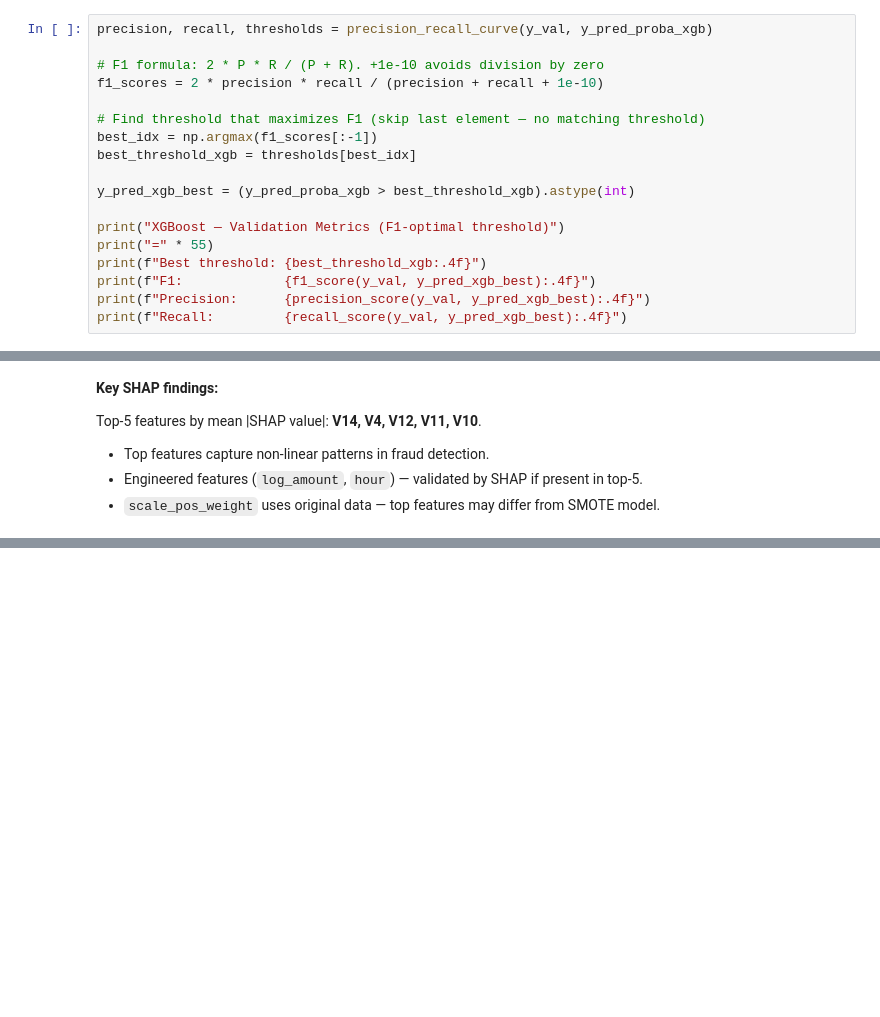
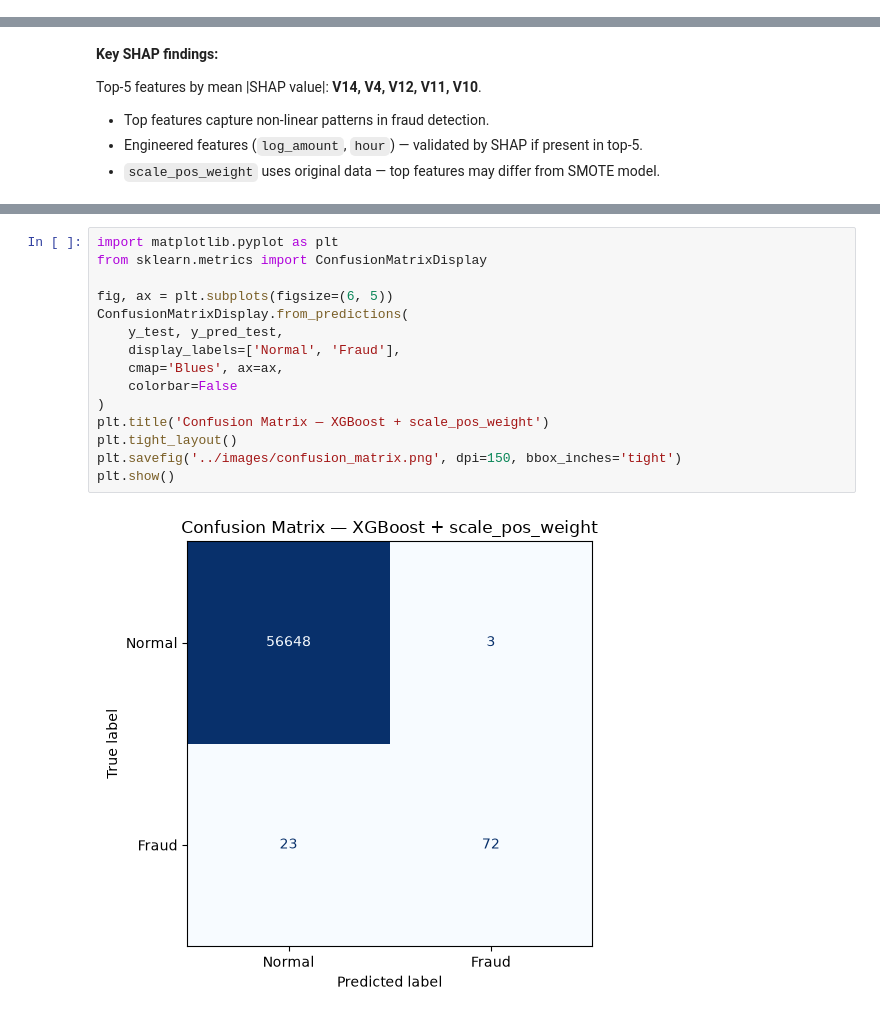
Before and after one commit to nbeka6666-sudo/credit-card-fraud, a Jupyter notebook: notebooks/01_eda.ipynb, the cells around one changed output, grey strips where cells are left out. Saved outputs shown, nothing was run; the diff lists cells and outputs as text; blank space fills up the shorter version.

Commit message:
Add confusion matrix, ROC, PR, feature importance plots to README

```diff
--- a/notebooks/01_eda.ipynb
+++ b/notebooks/01_eda.ipynb
@@ -528,18 +488,0 @@ Confusion Matrix:
-# %%
-precision, recall, thresholds = precision_recall_curve(y_val, y_pred_proba_xgb)
-
-# F1 formula: 2 * P * R / (P + R). +1e-10 avoids division by zero
-f1_scores = 2 * precision * recall / (precision + recall + 1e-10)
-
-# Find threshold that maximizes F1 (skip last element — no matching threshold)
-best_idx = np.argmax(f1_scores[:-1])
-best_threshold_xgb = thresholds[best_idx]
-
-y_pred_xgb_best = (y_pred_proba_xgb > best_threshold_xgb).astype(int)
-
-print("XGBoost — Validation Metrics (F1-optimal threshold)")
-print("=" * 55)
-print(f"Best threshold: {best_threshold_xgb:.4f}")
-print(f"F1:             {f1_score(y_val, y_pred_xgb_best):.4f}")
-print(f"Precision:      {precision_score(y_val, y_pred_xgb_best):.4f}")
-print(f"Recall:         {recall_score(y_val, y_pred_xgb_best):.4f}")
@@ -809,3 +790,20 @@ PR-AUC:    0.7885
 Confusion Matrix:
 [[56648     3]
  [   23    72]]
+# %%
+import matplotlib.pyplot as plt
+from sklearn.metrics import ConfusionMatrixDisplay
+
+fig, ax = plt.subplots(figsize=(6, 5))
+ConfusionMatrixDisplay.from_predictions(
+    y_test, y_pred_test,
+    display_labels=['Normal', 'Fraud'],
+    cmap='Blues', ax=ax,
+    colorbar=False
+)
+plt.title('Confusion Matrix — XGBoost + scale_pos_weight')
+plt.tight_layout()
+plt.savefig('../images/confusion_matrix.png', dpi=150, bbox_inches='tight')
+plt.show()
+# %% [output]
+[figure, added]
```
Also changed, not shown: parts of 21 cells of this notebook, 5 other files.
